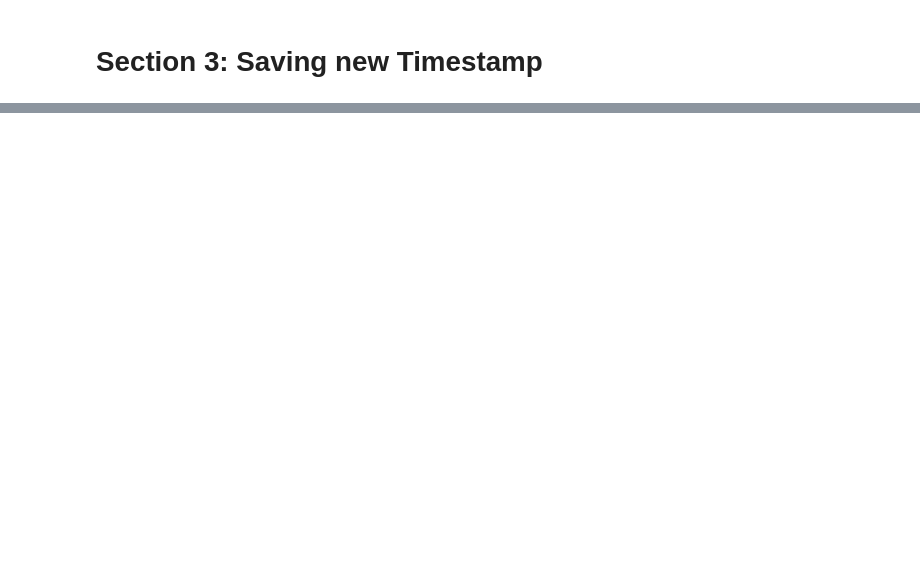
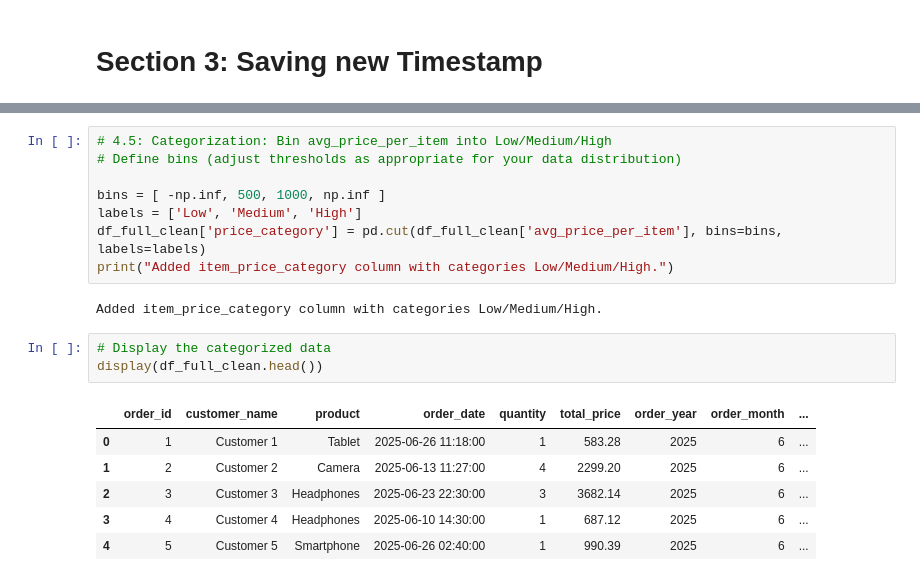
Before and after one commit to Geoffrey-Chege/ETL_Extract_GeoffreyChege_669566, a Jupyter notebook: etl_extract.ipynb, the cells around one changed output, grey strips where cells are left out. Saved outputs shown, nothing was run; the diff lists cells and outputs as text; blank space fills up the shorter version.

```diff
--- a/etl_extract.ipynb
+++ b/etl_extract.ipynb
@@ -78,0 +141,20 @@ Extraction timestamp updated to: 2025-06-10 13:52:29.132162
+# %%
+# 4.5: Categorization: Bin avg_price_per_item into Low/Medium/High
+# Define bins (adjust thresholds as appropriate for your data distribution)
+
+bins = [ -np.inf, 500, 1000, np.inf ]
+labels = ['Low', 'Medium', 'High']
+df_full_clean['price_category'] = pd.cut(df_full_clean['avg_price_per_item'], bins=bins, labels=labels)
+print("Added item_price_category column with categories Low/Medium/High.")
+# %% [output]
+Added item_price_category column with categories Low/Medium/High.
+# %%
+# Display the categorized data
+display(df_full_clean.head())
+# %% [output]
+|  | order_id | customer_name | product | order_date | quantity | total_price | order_year | order_month | ... |
+| 0 | 1 | Customer 1 | Tablet | 2025-06-26 11:18:00 | 1 | 583.28 | 2025 | 6 | ... |
+| 1 | 2 | Customer 2 | Camera | 2025-06-13 11:27:00 | 4 | 2299.20 | 2025 | 6 | ... |
+| 2 | 3 | Customer 3 | Headphones | 2025-06-23 22:30:00 | 3 | 3682.14 | 2025 | 6 | ... |
+| 3 | 4 | Customer 4 | Headphones | 2025-06-10 14:30:00 | 1 | 687.12 | 2025 | 6 | ... |
+| 4 | 5 | Customer 5 | Smartphone | 2025-06-26 02:40:00 | 1 | 990.39 | 2025 | 6 | ... |
```
Also changed, not shown: parts of 18 cells of this notebook, 3 other files.
